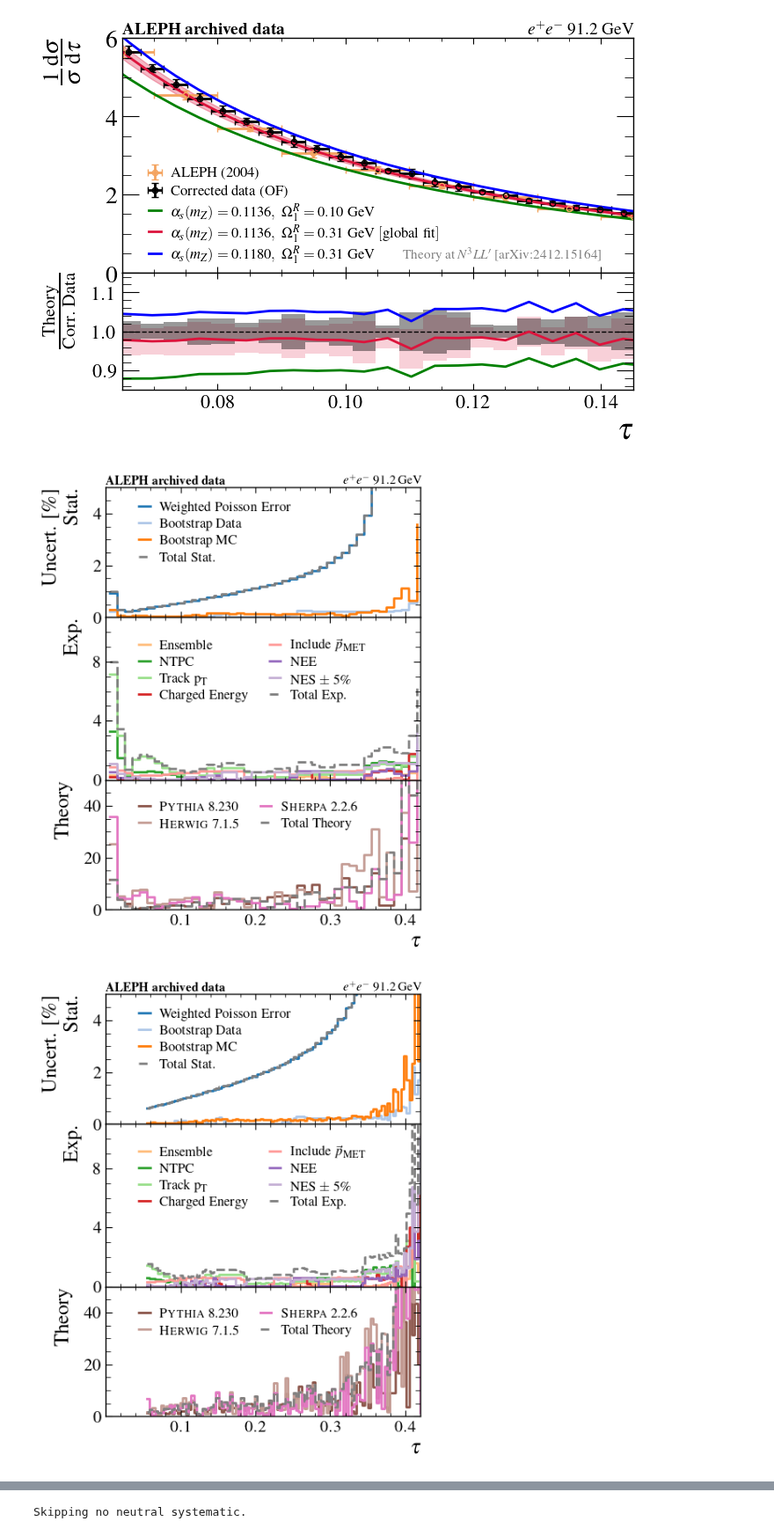
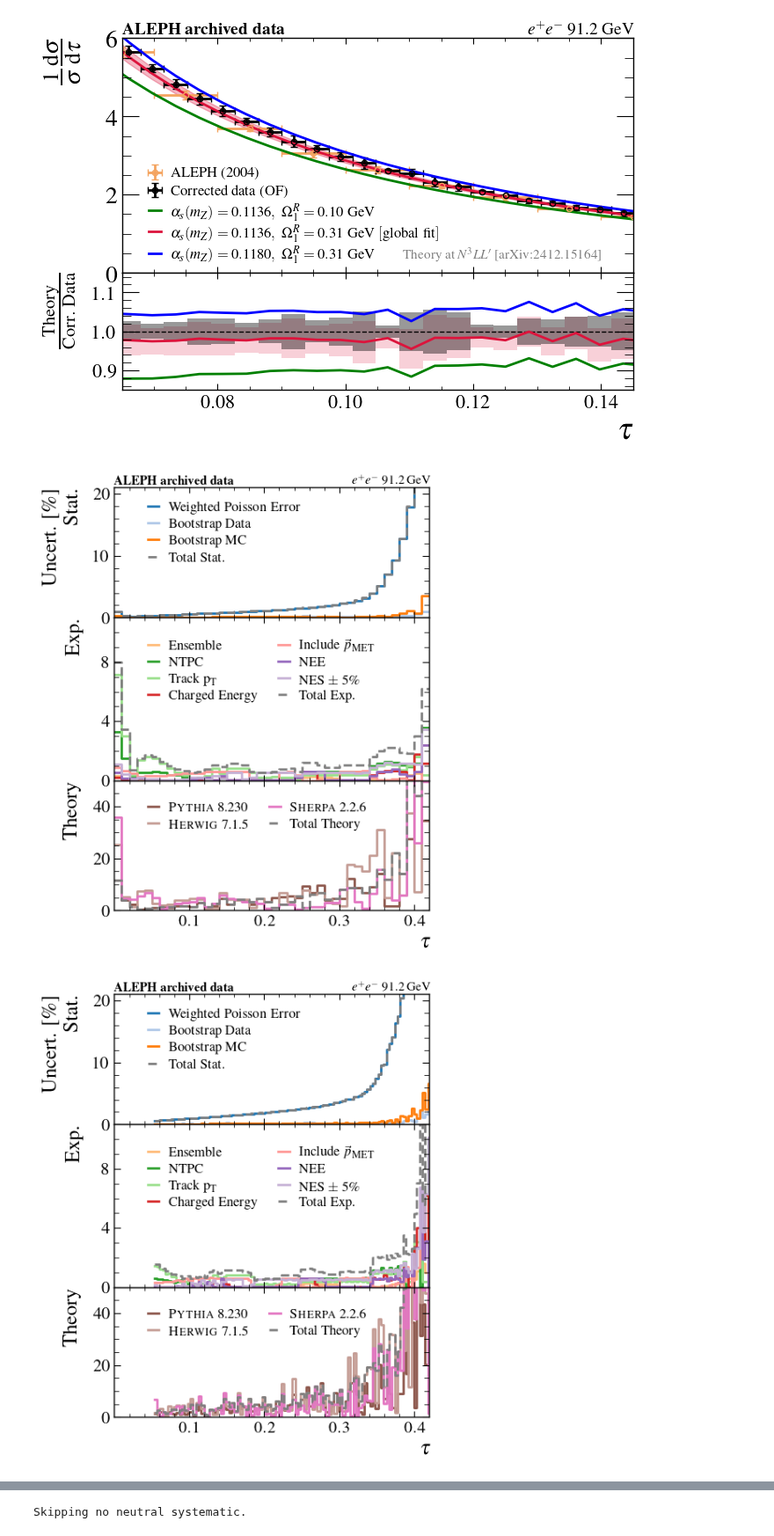
Before and after one commit to badeaa3/unfold-ee-logtau, a Jupyter notebook: Plotting/VisualizeResult.ipynb, the cells around one changed output, grey strips where cells are left out. Shown at 88% size. Saved outputs shown, nothing was run; the diff lists cells and outputs as text; code cells hidden in the pictures.

Commit message:
update uncertainty plot to have full bars for step. extend stat range up to 20%

```diff
--- a/Plotting/VisualizeResult.ipynb
+++ b/Plotting/VisualizeResult.ipynb
@@ -2652,6 +2652,9 @@ def updateALEPH(A_centers, A_values, B_centers):
     # step 3: assign values
     B_values_from_A = A_values[indices]
     return B_values_from_A
+
+def extend_y(temp):
+    return np.append(temp, temp[-1])
 
 # Enable LaTeX text rendering
 plt.rcParams.update({
@@ -2737,12 +2740,13 @@ for pName, region_style in paperPlotConf.items():
 
     # statistical
     ax = axs[0]
-    ax.set_ylim(0, 5)
+    ax.set_ylim(0, 21)
     for i, label in enumerate(individualErrorLabelOrder):
         if label in ['Stat. (w/o Bootstraps)', 'Bootstrap Data', 'Bootstrap MC']:
             label = "Weighted Poisson Error" if label == 'Stat. (w/o Bootstraps)' else label
-            ax.step(plotArange(bin_centers), individual[:, i]/nominal[0]*100, where='post', label=label, color=next(color_cycle), ls=ls)
-    ax.step(plotArange(bin_centers), errors[key][pname]["total_stat"]/nominal[0]*100, where='post', label="Total Stat.", color="gray", ls="--")
+            ax.step(bins, extend_y(individual[:, i]/nominal[0]*100), where='post', label=label, color=next(color_cycle), ls=ls)
+    ax.step(bins, extend_y(errors[key][pname]["total_stat"]/nominal[0]*100), where='post', label="Total Stat.", color="gray", ls="--")
+
     ax.legend(
         ncol=1,
         fontsize=legendfontsize,
@@ -2763,8 +2767,8 @@ for pName, region_style in paperPlotConf.items():
             doLabels = ['Ensemble', 'NTPC', 'Track pT', 'Charged Energy', 'Thrust w/ MissP', 'nes', 'ner']
 
         if label in doLabels:
-            ax.step(plotArange(bin_centers), individual[:, i]/nominal[0]*100, where='post', label=expLabels[label], color=next(color_cycle), ls=ls)
-    ax.step(plotArange(bin_centers), errors[key][pname]["total_syst_no_theory"]/nominal[0]*100, where='post', label="Total Exp.", color="gray", ls="--")
+            ax.step(bins, extend_y(individual[:, i]/nominal[0]*100), where='post', label=expLabels[label], color=next(color_cycle), ls=ls)
+    ax.step(bins, extend_y(errors[key][pname]["total_syst_no_theory"]/nominal[0]*100), where='post', label="Total Exp.", color="gray", ls="--")
     ax.legend(
         ncol=2,
         fontsize=legendfontsize,
@@ -2781,8 +2785,8 @@ for pName, region_style in paperPlotConf.items():
     ax.set_yticks([0,20,40])
     theory_errors = np.abs(errors[key][pname]["theory_errors"])
     for i, label in enumerate(theory_weights_order):
-        ax.step(plotArange(bin_centers), theory_errors[:, i]/nominal[0]*100, where='post', label=theoryLabels[label], color=next(color_cycle))
-    ax.step(plotArange(bin_centers), errors[key][pname]["total_theory_error"]/nominal[0]*100, where='post', label="Total Theory", color="gray", ls="--")
+        ax.step(bins, extend_y(theory_errors[:, i]/nominal[0]*100), where='post', label=theoryLabels[label], color=next(color_cycle))
+    ax.step(bins, extend_y(errors[key][pname]["total_theory_error"]/nominal[0]*100), where='post', label="Total Theory", color="gray", ls="--")
 
     ax.legend(
         ncol=2,
@@ -2801,7 +2805,10 @@ for pName, region_style in paperPlotConf.items():
 
     # ax1 settings
     for ax, name in zip(axs, ["Uncert. [$\%$]\nStat.", "Exp.", "Theory"]): # "MC Prior"
-        ax.set_ylabel(name, fontsize=18)
+        if name == "Exp.":
+            ax.set_ylabel(name, fontsize=18, labelpad=16)
+        else:
+            ax.set_ylabel(name, fontsize=18)
 
     # set final x-axis
     axs[-1].set_xlabel(region_style["ax1_xlabel"], fontsize=style.get("ax2_xlabel_fs", 18), labelpad=4)
@@ -2819,35 +2826,35 @@ for pName, region_style in paperPlotConf.items():
         ax.tick_params(axis='y', labelsize=15)
 
 
 
     fig.set_size_inches(style["figsize"][0], style["figsize"][1])
     fig.subplots_adjust(left=0.18, right=0.94, top=0.95, bottom=0.1)
 
     outFileName = f"{plotOutDir}/{key}_{binType}_uncertainty.pdf"
     if skipNoNeutrals:
         outFileName = outFileName.replace(".pdf", "_NEENES.pdf")
     plt.savefig(outFileName, bbox_inches=None, dpi=150)
 
     ut.watermark(
         outFileName, # input file name
         outFileName.replace(".pdf", "_eea.pdf"), # output file name
         # scale=0.045, tx=223, ty=365,
         scale=0.045, tx=200, ty=345,
         logo_fpath='./ee-logo.pdf',
     )
 
     ut.watermark(
         outFileName, # input file name
         outFileName.replace(".pdf", "_eea_transparent.pdf"), # output file name
         scale=0.045, tx=223, ty=365,
         logo_fpath='./ee-logo-transparent.pdf',
     )
 
     plt.show()
     plt.close()
 # %% [output]
-[figure, old version]
+[figure, new version]
-[figure, old version]
+[figure, new version]
 # %%
 # Enable LaTeX text rendering
 plt.rcParams.update({
```
Also changed, not shown: parts of 1 cell of this notebook, 1 other file.
